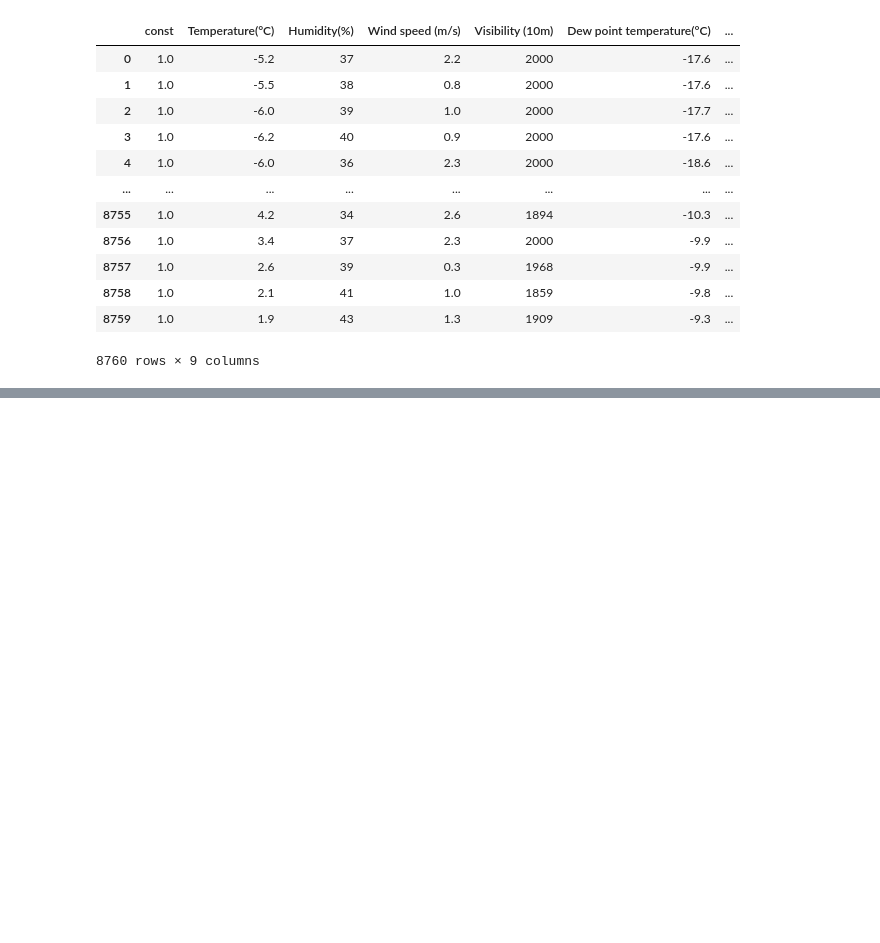
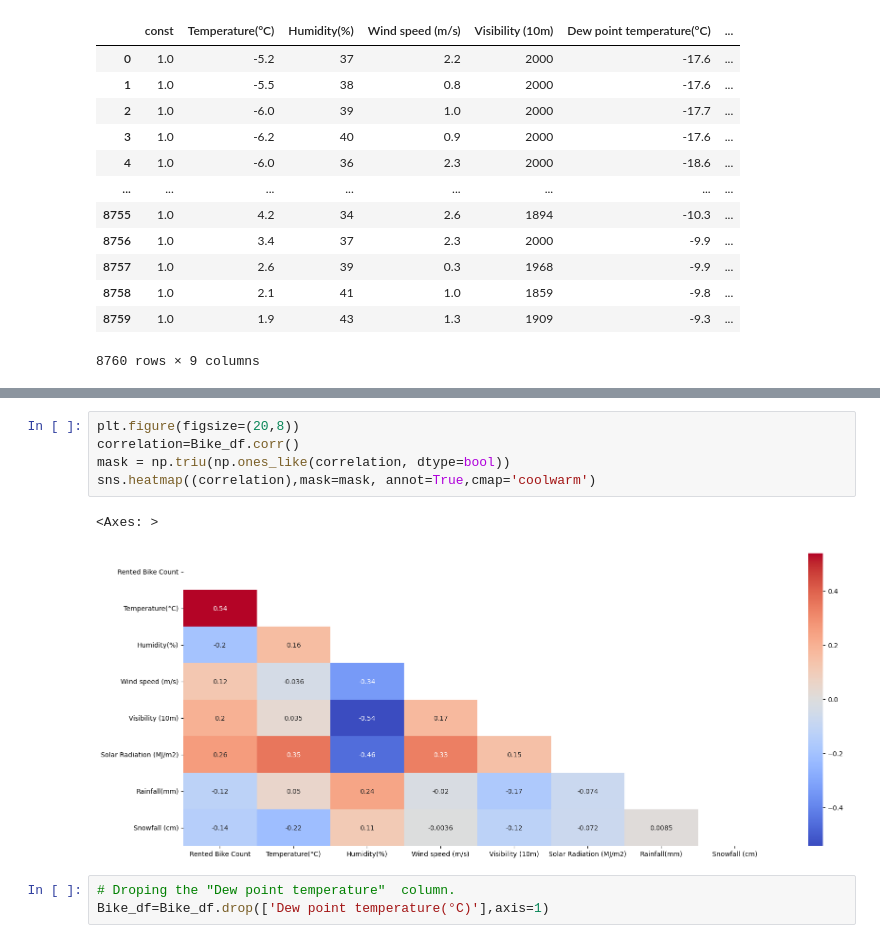
Before and after one commit to kumarsinghashu/Bike-sharing-demand-prediction, a Jupyter notebook: Bike_Sharing_Demand_Prediction_Capstone_Project_.ipynb, the cells around one changed output, grey strips where cells are left out. Cells and saved outputs as stored; diff of their text form; blank space fills up the shorter version.

```diff
--- a/Bike_Sharing_Demand_Prediction_Capstone_Project_.ipynb
+++ b/Bike_Sharing_Demand_Prediction_Capstone_Project_.ipynb
@@ -703,0 +742,11 @@ strong multicollinearity or other numerical problems.
+# %%
+plt.figure(figsize=(20,8))
+correlation=Bike_df.corr()
+mask = np.triu(np.ones_like(correlation, dtype=bool))
+sns.heatmap((correlation),mask=mask, annot=True,cmap='coolwarm')
+# %% [output]
+<Axes: >
+[figure, added]
+# %%
+# Droping the "Dew point temperature"  column.
+Bike_df=Bike_df.drop(['Dew point temperature(°C)'],axis=1)
```
Also changed, not shown: parts of 11 cells of this notebook.
